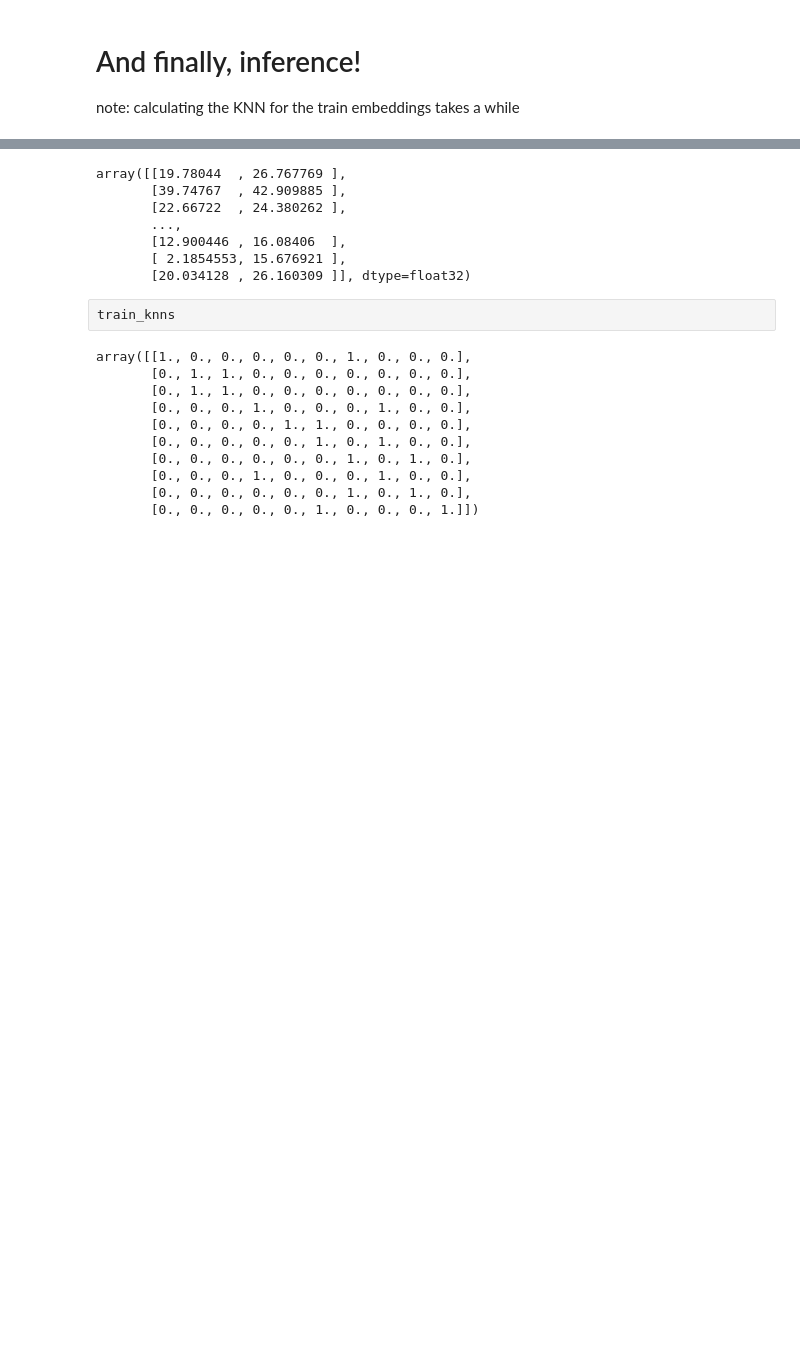
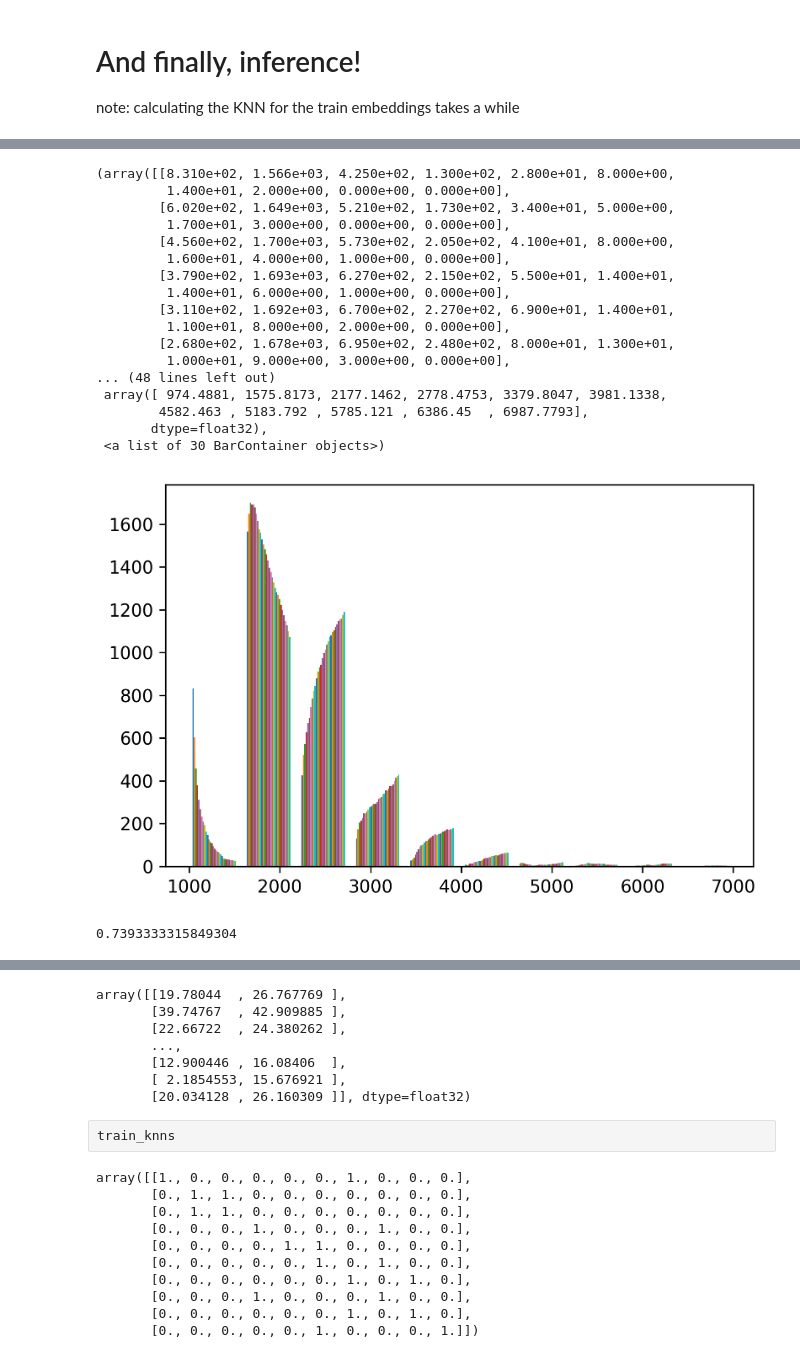
Before and after one commit to lev1ayz/DistributedDeepFakeDetection, a Jupyter notebook: Knn_and_Linear_eval.ipynb, the cells around one changed output, grey strips where cells are left out. Cells and saved outputs as stored; diff of their text form; code cells hidden in the pictures; blank space fills up the shorter version.

```diff
--- a/Knn_and_Linear_eval.ipynb
+++ b/Knn_and_Linear_eval.ipynb
@@ -519,7 +437,7 @@ results_df
 # %%
 ### Check our winning model - new_augs_no_pre on allllll the test set, start by loading the test sets:
 TEST_SIZE = -1
-TRANSFORMS = original_aug_model.trainset.dataset.dataset.transform #all classifiers have the same transforms
+TRANSFORMS = test_loader.dataset.dataset.dataset.transform #all classifiers have the same transforms
 split='test'
 
 dpfk_test_loader = load_ff_ds_test(wanted_ds_size=TEST_SIZE,
@@ -554,34 +484,0 @@ KeyboardInterrupt:
-# %%
-# Now let's do some inferring:
-K = 2
-all_test_results_df = pd.DataFrame(columns=['model_name','deepfake_method',
-                                   'classification_accuracy', 'knn_accuracy',
-                                  'knn_dist_threshold','train_size','test_size'])
-loaders = {'deepfake' : dpfk_test_loader, 'f2f' : f2f_test_loader, 'nt' : nt_test_loader}
-
-model = new_aug_no_pre_model
-model_name = 'new_augs_no_pre'
-
-train_embeds = new_aug_no_pre_train_embeds
-train_embeds = train_embeds[train_targets==1] # only real data in the trainset
-print(f'Calculating KNNs on {model_name} model embeddings')
-train_nn, train_knns = get_train_knns(train_embeds, k=K)
-
-for loader_name, loader in loaders.items():
-    print(f'Performing linear eval on {loader_name}')
-    test_embeds,test_targets = get_embeds(model,loader)
-    c_acc,c_pred,c_tar = eval_model_classification(test_embeds, test_targets, no_pre = model_name=='new_augs_no_pre')
-    print(f'Calculating {loader_name} KNNs')
-    k_acc,k_pred,k_tar,k_thresh = eval_model_knns(model,loader, train_nn, train_knns,k=K)
-    print(f'manipulation: {loader_name}, linear eval accuracy: {c_acc:.2f}, knn accuracy: {k_acc:.2f}')
-    all_test_results_df = all_test_results_df.append({'model_name' : model_name,
-                                        'deepfake_method' : loader_name,
-                                        'classification_accuracy' : c_acc,
-                                        'knn_accuracy' : k_acc,
-                                       'knn_dist_threshold':k_thresh,
-                                       'train_size': len(train_knns),
-                                       'test_size': len(loader.dataset)}, ignore_index=True)
-
-results_path = '/media/shirbar/DATA/Deep_Learning/Project/new_aug_no_pretrained_all_test_results.csv'
-results_df.to_csv(results_path)
-print(f'Saved results to file at {results_path}')
@@ -849,0 +689,22 @@ eval_model_knns(div_tm.cpu(), tr, train_nn_div, train_knns_div,k=2)
+# %%
+plt.hist(test_knns[trs==1])
+#plt.legend(range(20))
+# %% [output]
+(array([[8.310e+02, 1.566e+03, 4.250e+02, 1.300e+02, 2.800e+01, 8.000e+00,
+         1.400e+01, 2.000e+00, 0.000e+00, 0.000e+00],
+        [6.020e+02, 1.649e+03, 5.210e+02, 1.730e+02, 3.400e+01, 5.000e+00,
+         1.700e+01, 3.000e+00, 0.000e+00, 0.000e+00],
+        [4.560e+02, 1.700e+03, 5.730e+02, 2.050e+02, 4.100e+01, 8.000e+00,
+         1.600e+01, 4.000e+00, 1.000e+00, 0.000e+00],
+        [3.790e+02, 1.693e+03, 6.270e+02, 2.150e+02, 5.500e+01, 1.400e+01,
+         1.400e+01, 6.000e+00, 1.000e+00, 0.000e+00],
+        [3.110e+02, 1.692e+03, 6.700e+02, 2.270e+02, 6.900e+01, 1.400e+01,
+         1.100e+01, 8.000e+00, 2.000e+00, 0.000e+00],
+        [2.680e+02, 1.678e+03, 6.950e+02, 2.480e+02, 8.000e+01, 1.300e+01,
+         1.000e+01, 9.000e+00, 3.000e+00, 0.000e+00],
+... (48 lines left out)
+ array([ 974.4881, 1575.8173, 2177.1462, 2778.4753, 3379.8047, 3981.1338,
+        4582.463 , 5183.792 , 5785.121 , 6386.45  , 6987.7793],
+       dtype=float32),
+ <a list of 30 BarContainer objects>)
+[figure, added]
@@ -849,0 +716,5 @@ eval_model_knns(div_tm.cpu(), tr, train_nn_div, train_knns_div,k=2)
+# %%
+preds = (test_knns_div.mean(axis=1)<np.quantile(test_knns_div,0.44)).astype(int)#np.quantile(test_knns_div[:,:k],0.44)
+((torch.Tensor(preds)==(trs)).sum()/len(trs)).item()
+# %% [output]
+0.7393333315849304
```
Also changed, not shown: parts of 48 cells of this notebook, 15 other files.
